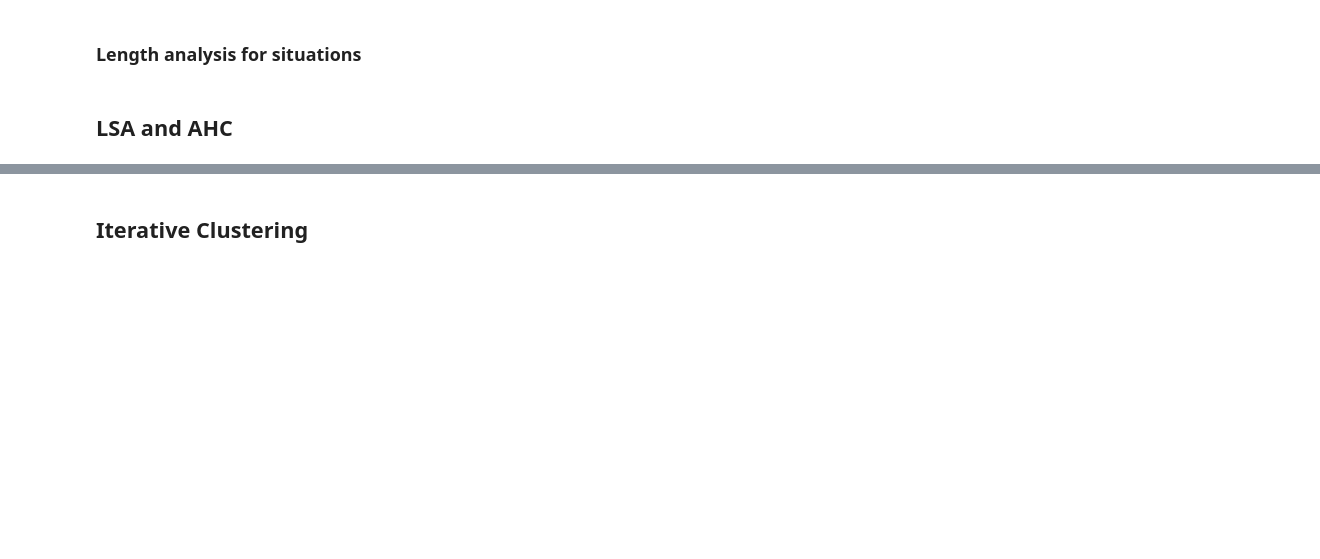
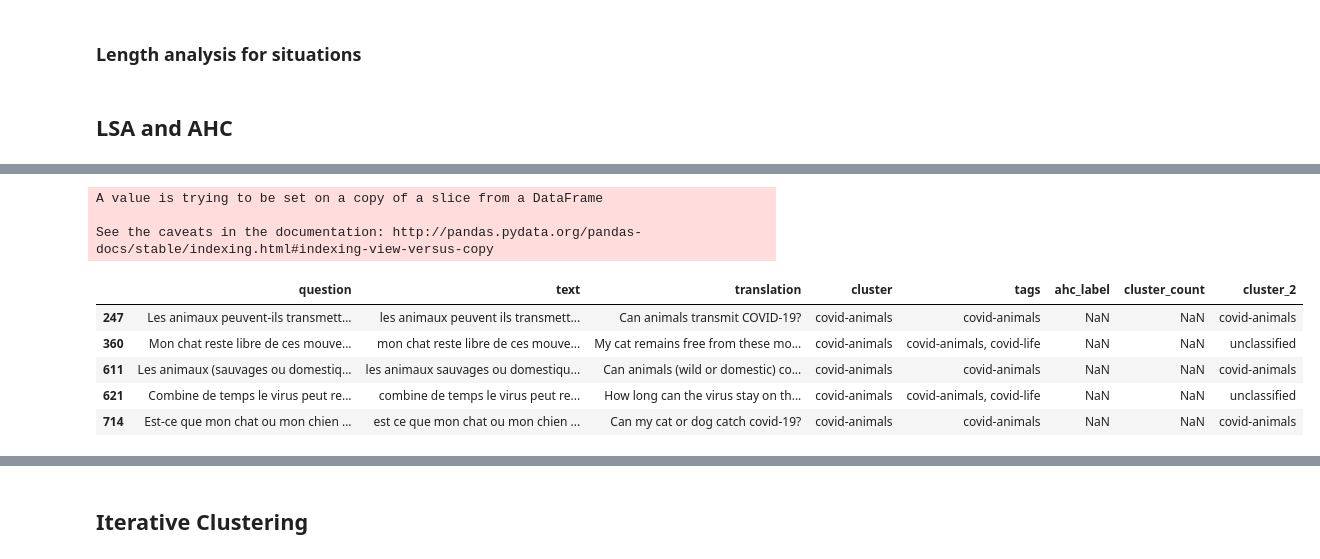
Before and after one commit to dialoguemd-archives/covidfaq, a Jupyter notebook: experiments/QuesSort Pipeline.ipynb, the cells around one changed output, grey strips where cells are left out. Saved outputs shown, nothing was run; the diff lists cells and outputs as text; code cells hidden in the pictures; blank space fills up the shorter version.

```diff
--- a/experiments/QuesSort Pipeline.ipynb
+++ b/experiments/QuesSort Pipeline.ipynb
@@ -555,0 +688,3 @@ print(f"AHC on top of rule based output saved to {path}")
+# %%
+path = f"output/simpleLsa_{args.n_topics}n{args.dist_thresh}dt_{args.suffix}_{args.lang}_checked.csv"
+print(path)
@@ -555,0 +693,4 @@ print(f"AHC on top of rule based output saved to {path}")
+# %%
+d = pd.read_csv(path, index_col=0)
+# %%
+d = d[["question","text", "translation", "cluster", "tags", "ahc_label", "cluster_count"]]
@@ -555,0 +706,15 @@ print(f"AHC on top of rule based output saved to {path}")
+# %%
+d = create_rules_based_clusters(d, cluster_col="cluster_2")
+# %% [output]
+A value is trying to be set on a copy of a slice from a DataFrame
+
+See the caveats in the documentation: http://pandas.pydata.org/pandas-docs/stable/indexing.html#indexing-view-versus-copy
+# %%
+d.head()
+# %% [output]
+|  | question | text | translation | cluster | tags | ahc_label | cluster_count | cluster_2 |
+| 247 | Les animaux peuvent-ils transmett... | les animaux peuvent ils transmett... | Can animals transmit COVID-19? | covid-animals | covid-animals | NaN | NaN | covid-animals |
+| 360 | Mon chat reste libre de ces mouve... | mon chat reste libre de ces mouve... | My cat remains free from these mo... | covid-animals | covid-animals, covid-life | NaN | NaN | unclassified |
+| 611 | Les animaux (sauvages ou domestiq... | les animaux sauvages ou domestiqu... | Can animals (wild or domestic) co... | covid-animals | covid-animals | NaN | NaN | covid-animals |
+| 621 | Combine de temps le virus peut re... | combine de temps le virus peut re... | How long can the virus stay on th... | covid-animals | covid-animals, covid-life | NaN | NaN | unclassified |
+| 714 | Est-ce que mon chat ou mon chien ... | est ce que mon chat ou mon chien ... | Can my cat or dog catch covid-19? | covid-animals | covid-animals | NaN | NaN | covid-animals |
```
Also changed, not shown: parts of 34 cells of this notebook, 2 other files.
